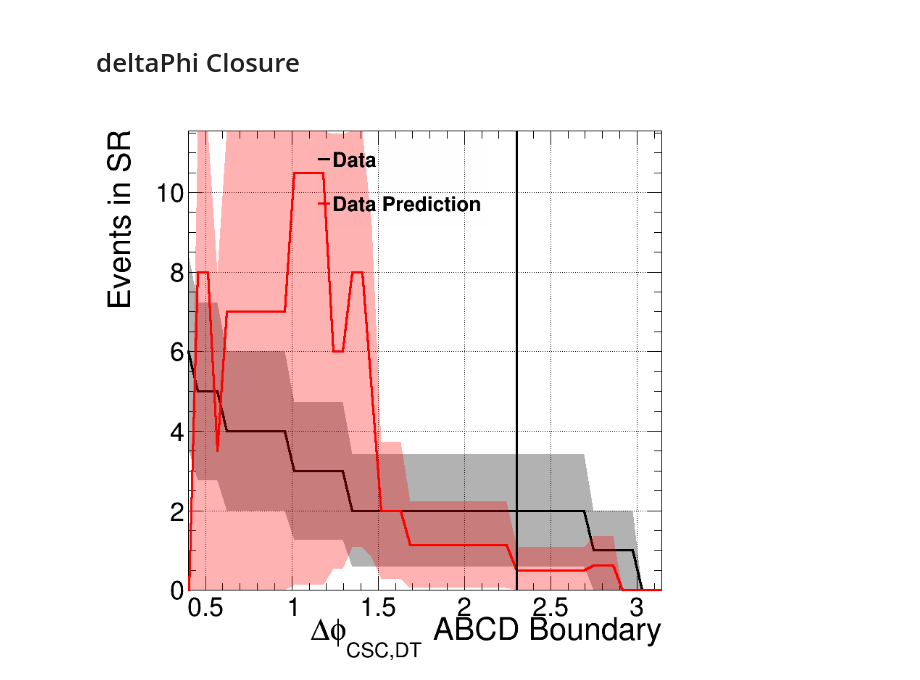
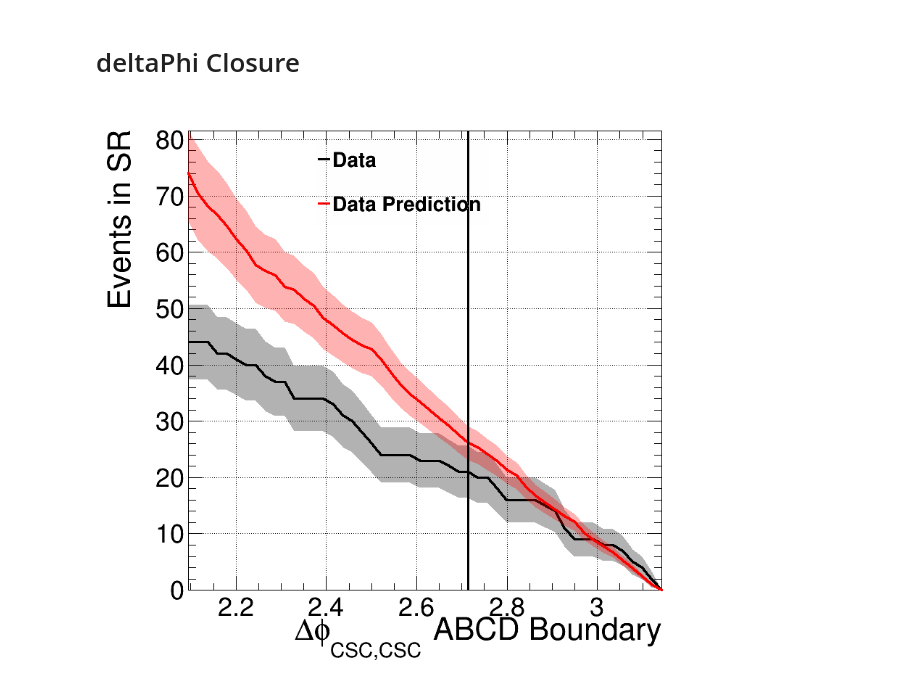
Before and after one commit to cms-lpc-llp/mds_analysis, a Jupyter notebook: notebooks/closure_test.ipynb, the cells around one changed output. Cells and saved outputs as stored; diff of their text form; code cells hidden in the pictures.

```diff
--- a/notebooks/closure_test.ipynb
+++ b/notebooks/closure_test.ipynb
@@ -188,21 +234,24 @@ cond = ((a_mc>0) & (b_mc>0) & (c_mc>0) & (d_mc>0)) & \
 # Here we add a condition that the predicted value must be within 2 sigma of the actual value
 ae_r3 = np.sqrt(a_r3)
 ape_r3 = ap_r3 * np.sqrt(
-    np.divide(1,b_r3, where=cond, out=np.zeros_like(b_r3)) +
-    np.divide(1,c_r3, where=cond, out=np.zeros_like(c_r3)) +
-    np.divide(1,d_r3, where=cond, out=np.zeros_like(d_r3))
+    np.divide(1,b_r3, where=cond, out=np.ones_like(b_r3)) +
+    np.divide(1,c_r3, where=cond, out=np.ones_like(c_r3)) +
+    np.divide(1,d_r3, where=cond, out=np.ones_like(d_r3))
 )
 
-cond = cond & (np.divide(np.abs(a_r3-ap_r3),np.sqrt(ae_r3**2 + ape_r3**2), where=cond, out=999*np.zeros_like(a_r3))<1)
-# cond = cond & (a_mc>140)
+cond = cond & (np.divide(np.abs(a_r3-ap_r3),np.sqrt(ae_r3**2 + ape_r3**2), where=cond, out=999*np.ones_like(a_r3))<1)
+# cond = cond & (a_mc>700)
 
 ####
 
 s2bs = np.divide(a_mc, np.sqrt(ap_r3), where=cond, out=np.zeros_like(a_mc))
+# s2bs = np.divide(a_mc, ap_r3, where=cond, out=np.zeros_like(a_mc))
 
 idx_s2b = np.unravel_index(np.argmax(s2bs), s2bs.shape)
 
 print(f's2b   = {s2bs[idx_s2b]}')
+# print(f'dphi  = {dphis[idx_s2b[1]]}')
+# print(f'size  = {sizes[idx_s2b[0]]}')
 print(f'dphi  = {dphis[idx_s2b[0]]}')
 print(f'size  = {sizes[idx_s2b[1]]}')
 print(f'a_mc  = {a_mc[idx_s2b]}')
@@ -368,28 +439,26 @@ legend.SetMargin(0.1)
 
 # dphis = np.linspace(0.4,np.pi,100)
 
-if 'low' in FN_MC:
-    a_mc = [rdfs['mc'].Filter(f'(tag_dPhi >= {dp}) && (dtSize >= {ABCD_SIZE})').Sum('weight') for dp in dphis]
-    b_mc = [rdfs['mc'].Filter(f'(tag_dPhi >= {dp}) && (dtSize < {ABCD_SIZE})').Sum('weight') for dp in dphis]
-    c_mc = [rdfs['mc'].Filter(f'(tag_dPhi < {dp}) && (dtSize < {ABCD_SIZE})').Sum('weight') for dp in dphis]
-    d_mc = [rdfs['mc'].Filter(f'(tag_dPhi < {dp}) && (dtSize >= {ABCD_SIZE})').Sum('weight') for dp in dphis]
+if 'high' in FN_MC:
+    a_mc = [rdfs['mc'].Filter(f'(tag_dPhi < {dp}) && (tag_size >= {ABCD_SIZE})').Sum('weight') for dp in dphis]
+    b_mc = [rdfs['mc'].Filter(f'(tag_dPhi < {dp}) && (tag_size < {ABCD_SIZE})').Sum('weight') for dp in dphis]
+    c_mc = [rdfs['mc'].Filter(f'(tag_dPhi >= {dp}) && (tag_size < {ABCD_SIZE})').Sum('weight') for dp in dphis]
+    d_mc = [rdfs['mc'].Filter(f'(tag_dPhi >= {dp}) && (tag_size >= {ABCD_SIZE})').Sum('weight') for dp in dphis]
 
-    a_r3 = [rdfs['r3'].Filter(f'(tag_dPhi >= {dp}) && (dtSize >= {ABCD_SIZE})').Sum('weight') for dp in dphis]
-    b_r3 = [rdfs['r3'].Filter(f'(tag_dPhi >= {dp}) && (dtSize < {ABCD_SIZE})').Sum('weight') for dp in dphis]
-    c_r3 = [rdfs['r3'].Filter(f'(tag_dPhi < {dp}) && (dtSize < {ABCD_SIZE})').Sum('weight') for dp in dphis]
-    d_r3 = [rdfs['r3'].Filter(f'(tag_dPhi < {dp}) && (dtSize >= {ABCD_SIZE})').Sum('weight') for dp in dphis]
-elif 'high' in FN_MC:
-    a_mc = [rdfs['mc'].Filter(f'(tag_dPhi < {dp}) && (dtSize >= {ABCD_SIZE})').Sum('weight') for dp in dphis]
-    b_mc = [rdfs['mc'].Filter(f'(tag_dPhi < {dp}) && (dtSize < {ABCD_SIZE})').Sum('weight') for dp in dphis]
-    c_mc = [rdfs['mc'].Filter(f'(tag_dPhi >= {dp}) && (dtSize < {ABCD_SIZE})').Sum('weight') for dp in dphis]
-    d_mc = [rdfs['mc'].Filter(f'(tag_dPhi >= {dp}) && (dtSize >= {ABCD_SIZE})').Sum('weight') for dp in dphis]
+    a_r3 = [rdfs['r3'].Filter(f'(tag_dPhi < {dp}) && (tag_size >= {ABCD_SIZE})').Sum('weight') for dp in dphis]
+    b_r3 = [rdfs['r3'].Filter(f'(tag_dPhi < {dp}) && (tag_size < {ABCD_SIZE})').Sum('weight') for dp in dphis]
+    c_r3 = [rdfs['r3'].Filter(f'(tag_dPhi >= {dp}) && (tag_size < {ABCD_SIZE})').Sum('weight') for dp in dphis]
+    d_r3 = [rdfs['r3'].Filter(f'(tag_dPhi >= {dp}) && (tag_size >= {ABCD_SIZE})').Sum('weight') for dp in dphis]
+else:
+    a_mc = [rdfs['mc'].Filter(f'(tag_dPhi >= {dp}) && (tag_size >= {ABCD_SIZE})').Sum('weight') for dp in dphis]
+    b_mc = [rdfs['mc'].Filter(f'(tag_dPhi >= {dp}) && (tag_size < {ABCD_SIZE})').Sum('weight') for dp in dphis]
+    c_mc = [rdfs['mc'].Filter(f'(tag_dPhi < {dp}) && (tag_size < {ABCD_SIZE})').Sum('weight') for dp in dphis]
+    d_mc = [rdfs['mc'].Filter(f'(tag_dPhi < {dp}) && (tag_size >= {ABCD_SIZE})').Sum('weight') for dp in dphis]
 
-    a_r3 = [rdfs['r3'].Filter(f'(tag_dPhi < {dp}) && (dtSize >= {ABCD_SIZE})').Sum('weight') for dp in dphis]
-    b_r3 = [rdfs['r3'].Filter(f'(tag_dPhi < {dp}) && (dtSize < {ABCD_SIZE})').Sum('weight') for dp in dphis]
-    c_r3 = [rdfs['r3'].Filter(f'(tag_dPhi >= {dp}) && (dtSize < {ABCD_SIZE})').Sum('weight') for dp in dphis]
-    d_r3 = [rdfs['r3'].Filter(f'(tag_dPhi >= {dp}) && (dtSize >= {ABCD_SIZE})').Sum('weight') for dp in dphis]
-else:
-    raise
+    a_r3 = [rdfs['r3'].Filter(f'(tag_dPhi >= {dp}) && (tag_size >= {ABCD_SIZE})').Sum('weight') for dp in dphis]
+    b_r3 = [rdfs['r3'].Filter(f'(tag_dPhi >= {dp}) && (tag_size < {ABCD_SIZE})').Sum('weight') for dp in dphis]
+    c_r3 = [rdfs['r3'].Filter(f'(tag_dPhi < {dp}) && (tag_size < {ABCD_SIZE})').Sum('weight') for dp in dphis]
+    d_r3 = [rdfs['r3'].Filter(f'(tag_dPhi < {dp}) && (tag_size >= {ABCD_SIZE})').Sum('weight') for dp in dphis]
 
 a_mc = np.array([x.GetValue() for x in a_mc])
 b_mc = np.array([x.GetValue() for x in b_mc])
@@ -411,7 +480,7 @@ ape_r3 = np.array([a*(1/b+1/c+1/d)**(1/2) if b and c and d else 0 for a,b,c,d in
 
 # **** #
 xx = dphis
-xlabel, ylabel = '#Delta#phi_{CSC,DT} ABCD Boundary', 'Events in SR'
+xlabel, ylabel = f'#Delta#phi_{{CSC,{SIZE_VAR.upper()}}} ABCD Boundary', 'Events in SR'
 
 values = [[a_r3,ae_r3],[ap_r3,ape_r3]]#,[a_mc,ae_mc],[ap_mc,ape_mc]]
 names = ['Data', 'Data Prediction']#,'Signal', 'Signal Prediction',]
@@ -419,33 +488,33 @@ names = ['Data', 'Data Prediction']#,'Signal', 'Signal Prediction',]
 hmin, hmax = 0, 1.1*max([max(v[0]) for v in values])
 for igr, (vv, ve) in enumerate(values):
     # if 'median' in ylabel.lower():
     #     yy = np.array([[np.median(v),np.median(v)-np.percentile(v,25),np.percentile(v,75)-np.median(v)] if len(v) else [0,0,0] for v in val])
     # elif 'mean' in ylabel.lower():
     #     yy = np.array([[v.mean(),v.mean()-np.percentile(v,25),np.percentile(v,75)-v.mean()] if len(v) else [0,0,0] for v in val])
     gr = TGraphErrors(len(xx),xx,vv*1,xx*0,ve*1)
     gr.GetXaxis().SetLimits(np.min(xx), np.max(xx))
     gr.SetMinimum(hmin)
     gr.SetMaximum(hmax)
     gr.SetName(names[igr])
     gr.GetXaxis().SetTitle(xlabel)
     gr.GetYaxis().SetTitle(ylabel)
 
     gr.SetLineWidth(3)
     gr.SetLineColor(SCL[igr])
     # gr.SetLineColor(SCL[0 if 'Signal' in names[igr] else 1])
     gr.SetLineStyle(rt.kDashed if '<' in names[igr] else rt.kSolid)
     gr.SetFillColorAlpha(gr.GetLineColor(), 0.3)
     gr.Draw(('' if igr else 'A')+' L3')
     legend.AddEntry(gr,gr.GetName(),'LP')
     gc.append(gr)
 
 dphi_line = TLine(ABCD_DPHI,0,ABCD_DPHI,hmax)
 dphi_line.Draw()
 dphi_line.SetLineWidth(3)
 
 legend.Draw()
 canvas.Draw()
 # %% [output]
-[figure, old version]
+[figure, new version]
 # %%
 # table
```
Also changed, not shown: parts of 9 cells of this notebook, 2 other files.
